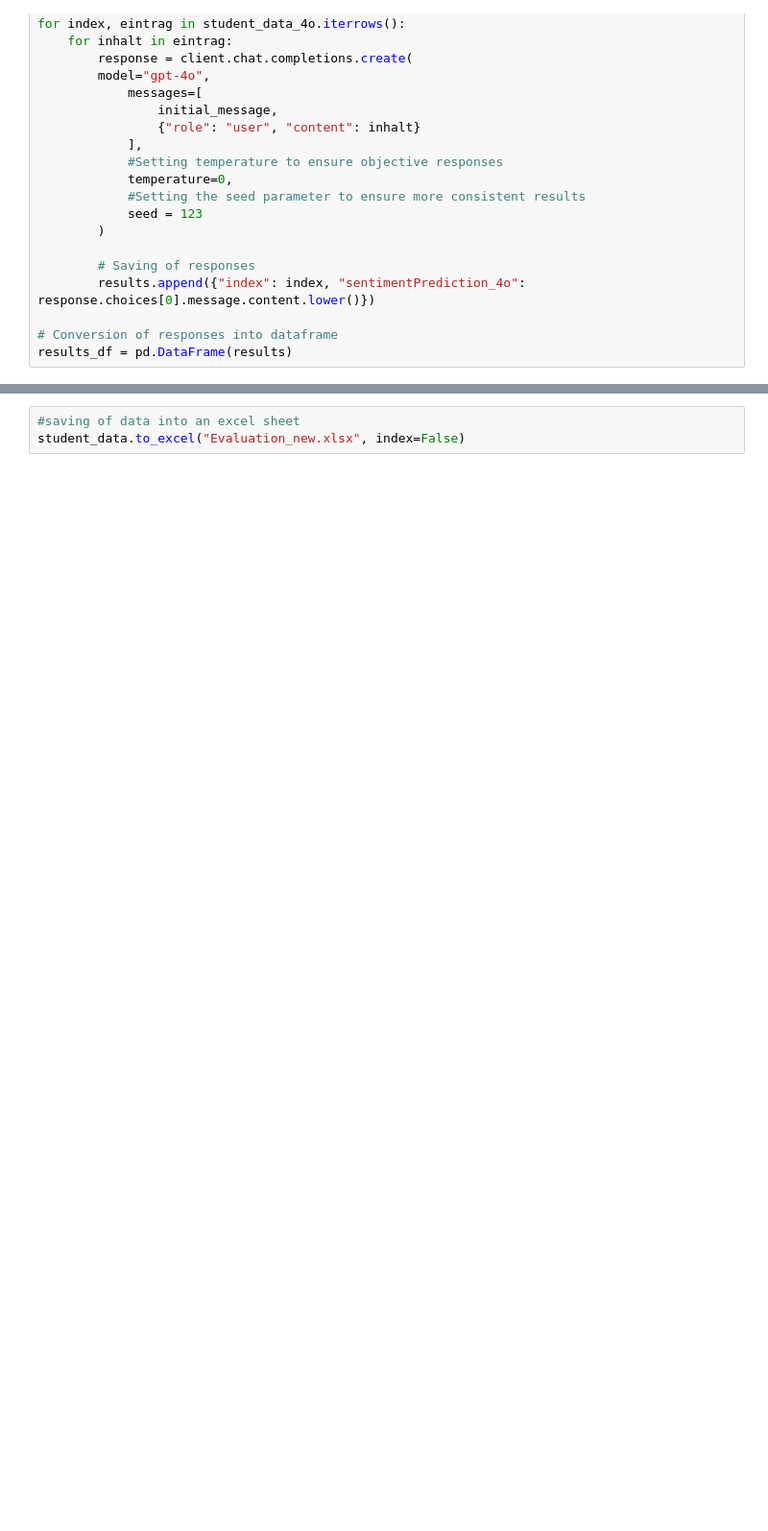
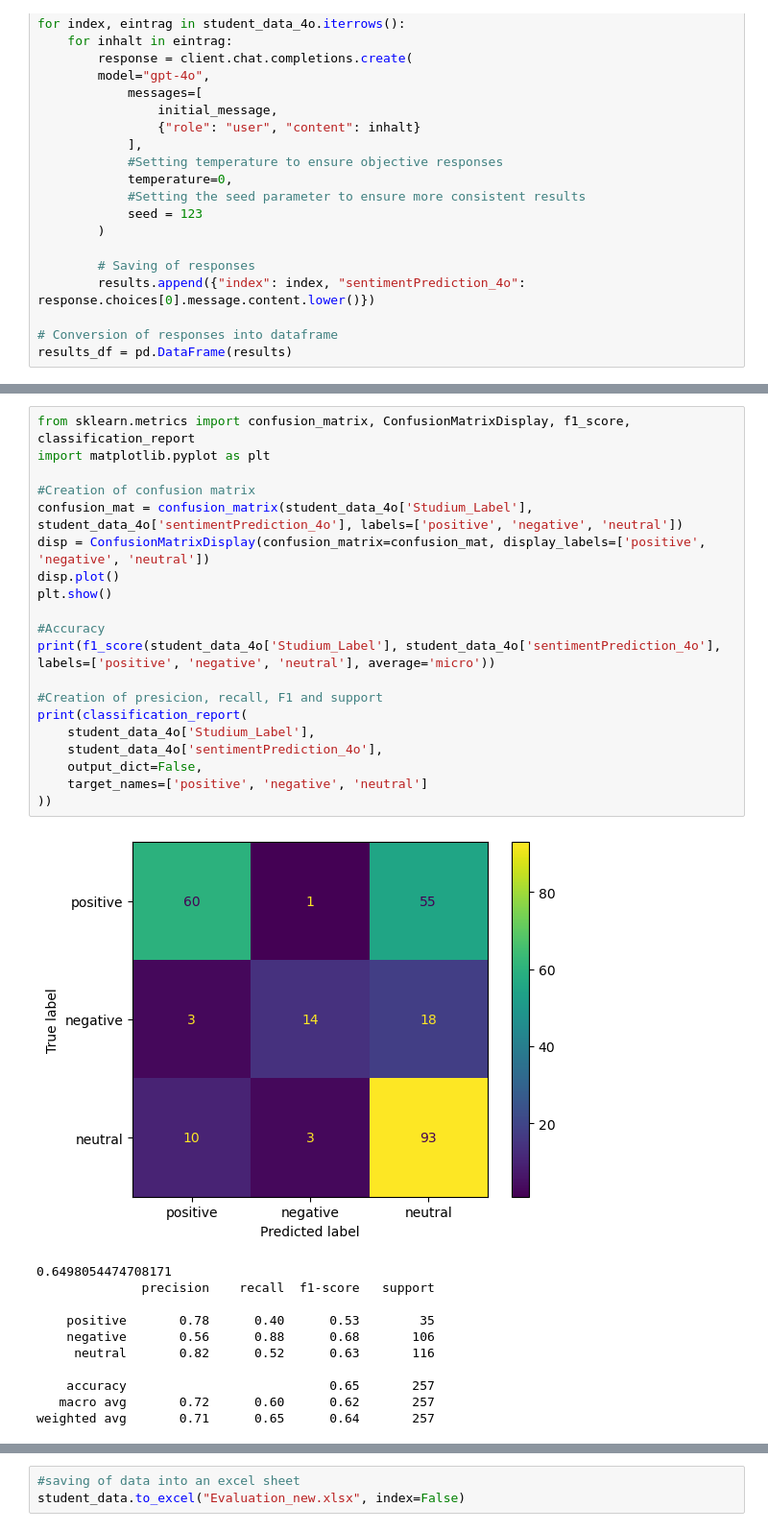
Before and after one commit to FabianDus1002/Data-Mining-Team9, a Jupyter notebook: llm/OpenAI - Sentiment Analysis.ipynb, the cells around one changed output, grey strips where cells are left out. Shown at 96% size. Saved outputs shown, nothing was run; the diff lists cells and outputs as text; blank space fills up the shorter version.

```diff
--- a/llm/OpenAI - Sentiment Analysis.ipynb
+++ b/llm/OpenAI - Sentiment Analysis.ipynb
@@ -351 +346,33 @@ for x in student_data_oneshot_negative:
     student_data[x] = student_data[x].astype(str)
+# %%
+from sklearn.metrics import confusion_matrix, ConfusionMatrixDisplay, f1_score, classification_report
+import matplotlib.pyplot as plt
+
+#Creation of confusion matrix
+confusion_mat = confusion_matrix(student_data_4o['Studium_Label'], student_data_4o['sentimentPrediction_4o'], labels=['positive', 'negative', 'neutral'])
+disp = ConfusionMatrixDisplay(confusion_matrix=confusion_mat, display_labels=['positive', 'negative', 'neutral'])
+disp.plot()
+plt.show()
+
+#Accuracy
+print(f1_score(student_data_4o['Studium_Label'], student_data_4o['sentimentPrediction_4o'], labels=['positive', 'negative', 'neutral'], average='micro'))
+
+#Creation of presicion, recall, F1 and support
+print(classification_report(
+    student_data_4o['Studium_Label'],
+    student_data_4o['sentimentPrediction_4o'],
+    output_dict=False,
+    target_names=['positive', 'negative', 'neutral']
+))
+# %% [output]
+[figure, added]
+0.6498054474708171
+              precision    recall  f1-score   support
+
+    positive       0.78      0.40      0.53        35
+    negative       0.56      0.88      0.68       106
+     neutral       0.82      0.52      0.63       116
+
+    accuracy                           0.65       257
+   macro avg       0.72      0.60      0.62       257
+weighted avg       0.71      0.65      0.64       257
```
Also changed, not shown: parts of 20 cells of this notebook, 1 other file.
